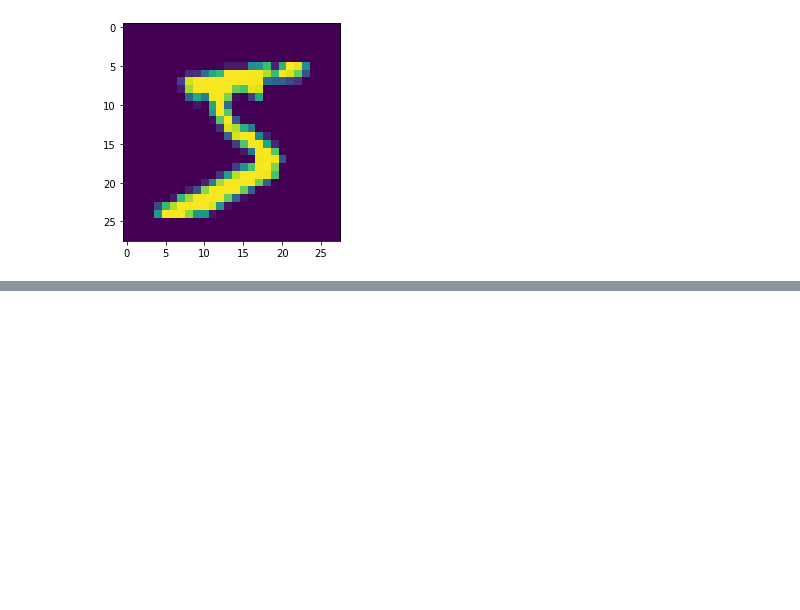
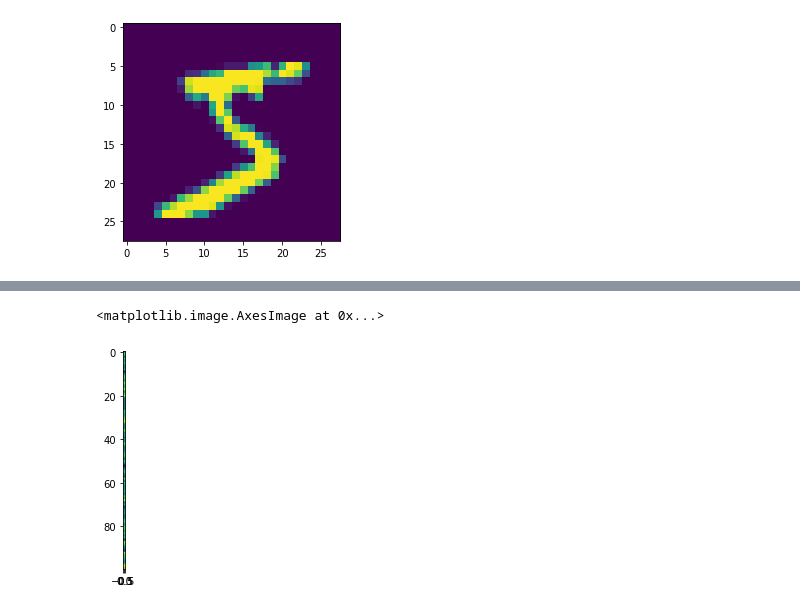
Before and after one commit to goncalogiga/edunets, a Jupyter notebook: demos.ipynb, the cells around one changed output, grey strips where cells are left out. Cells and saved outputs as stored; diff of their text form; code cells hidden in the pictures; blank space fills up the shorter version.

Commit message:
No more exceptions when running first epoch

```diff
--- a/demos.ipynb
+++ b/demos.ipynb
@@ -41,22 +42,22 @@ class EduNet1:
         x = x @ self.l1
         x = x.relu()
         x = x @ self.l2
-        return x
+        return x.softmax(axis=1)
 
 # Mean Square Error
 def MSELOSS(out, Y):
-    return (out * Y).mean()
+    n = Y.shape[0]
+    return (1/n)*((out - Y)**2).sum()
 
 # Stochastic gradient descent
 class SGD:
-    def __init__(self, params, lr=0.001):
+    def __init__(self, params, lr=10):
         self.lr = lr
         self.params = params
 
     def step(self):
         for t in self.params:
-            # is assign really necessary ?
-            t.assign(t - t.grad * self.lr)
+            t.assign(t.data - t.grad * self.lr)
 
     def zero_grad(self):
         for param in self.params:
@@ -65,19 +66,19 @@ class SGD:
 model = EduNet1()
 
 optim = SGD([model.l1, model.l2], lr=0.001)
-batch_size = 128
+batch_size = 64
+epochs = 100
 losses, accuracies = [], []
 
 print(model.l1)
 
-for i in (t := trange(1)):
+for i in (t := trange(epochs)):
     samp = np.random.randint(0, X_train.shape[0], size=(batch_size))
 
     X = Tensor(X_train[samp].reshape((-1, 28*28)))
+    Y = functions.one_hot(Tensor(Y_train[samp]))
 
-    Y = Tensor(Y_train[samp])
-
-    out = model(X); out.label = "out"
+    out = model(X)
 
     cat = functions.argmax(out, axis=1)
 
@@ -117,0 +131,5 @@ ValueError: matmul: Input operand 1 has a mismatch in its core dimension 0, with
+# %%
+plt.imshow(losses)
+# %% [output]
+<matplotlib.image.AxesImage at 0x...>
+[figure, added]
```
Also changed, not shown: parts of 2 cells of this notebook, 12 other files.
